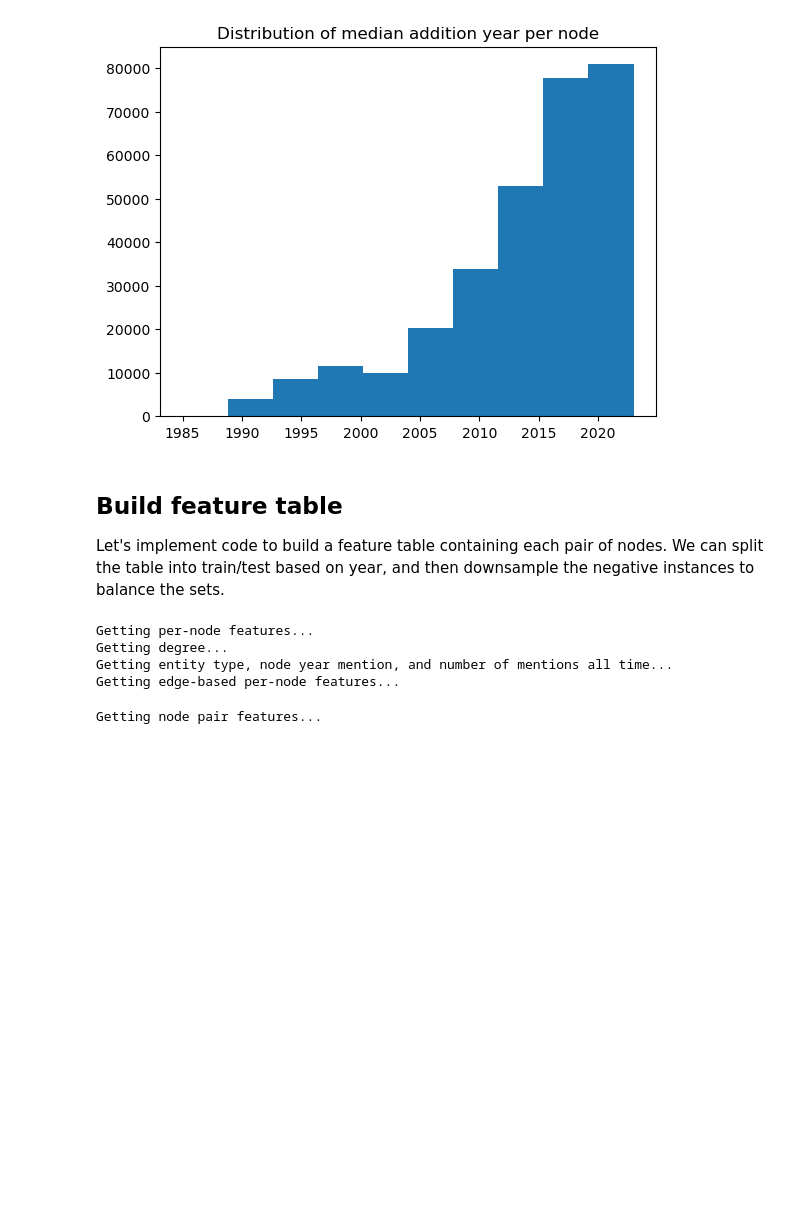
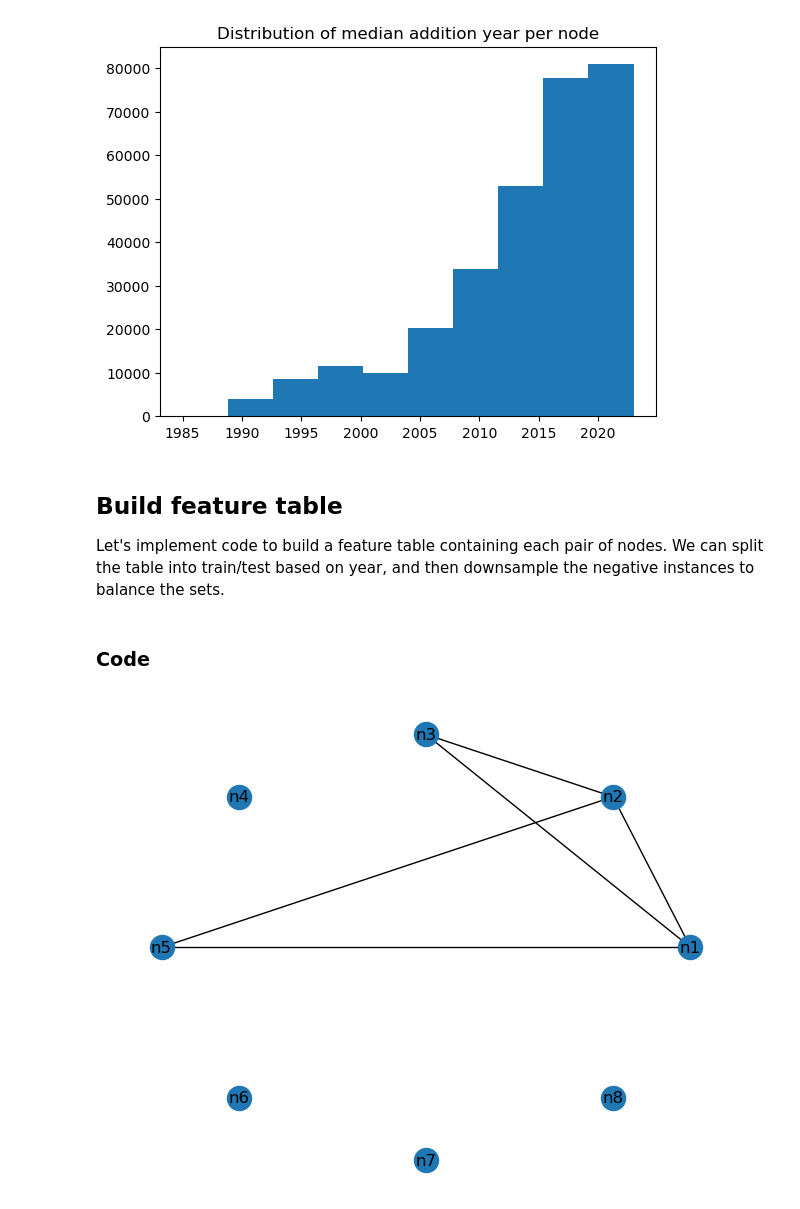
Before and after one commit to serenalotreck/literature-genes, a Jupyter notebook: notebooks/dygiepp_co_occurrence_network_exploration.ipynb, the cells around one changed output. Drawn from its saved outputs; the diff is of its cells as text; code cells hidden in the pictures; blank space fills up the shorter version.

```diff
--- a/notebooks/dygiepp_co_occurrence_network_exploration.ipynb
+++ b/notebooks/dygiepp_co_occurrence_network_exploration.ipynb
@@ -646,3 +652,30 @@ _ = plt.title('Distribution of median addition year per node')
 # %% [markdown]
 ## Build feature table
 Let's implement code to build a feature table containing each pair of nodes. We can split the table into train/test based on year, and then downsample the negative instances to balance the sets.
+# %% [markdown]
+### Code
+# %%
+test_nodes = [('n1', {'is_drought': True, 'is_desiccation': True, 'first_year_mentioned': 1998, 'num_doc_mentions_all_time': 5, 'ent_type': 'Multicellular_organism'}),
+              ('n2', {'is_drought': True, 'is_desiccation': False, 'first_year_mentioned': 2007, 'num_doc_mentions_all_time': 1, 'ent_type': 'Multicellular_organism'}),
+              ('n3', {'is_drought': False, 'is_desiccation': True, 'first_year_mentioned': 2001, 'num_doc_mentions_all_time': 8, 'ent_type': 'Multicellular_organism'}),
+              ('n4', {'is_drought': True, 'is_desiccation': True, 'first_year_mentioned': 1997, 'num_doc_mentions_all_time': 15, 'ent_type': 'Multicellular_organism'}),
+              ('n5', {'is_drought': False, 'is_desiccation': True, 'first_year_mentioned': 2017, 'num_doc_mentions_all_time': 21, 'ent_type': 'Multicellular_organism'}),
+              ('n6', {'is_drought': True, 'is_desiccation': True, 'first_year_mentioned': 2011, 'num_doc_mentions_all_time': 82, 'ent_type': 'Multicellular_organism'}),
+             ('n7', {'is_drought': True, 'is_desiccation': False, 'first_year_mentioned': 2015, 'num_doc_mentions_all_time': 32, 'ent_type': 'Multicellular_organism'}),
+             ('n8', {'is_drought': False, 'is_desiccation': True, 'first_year_mentioned': 2009, 'num_doc_mentions_all_time': 29, 'ent_type': 'Multicellular_organism'})]
+test_edges = [
+    ('n1', 'n2', {'is_desiccation': True, 'is_drought': True, 'first_year_mentioned': 1999, 'num_doc_mentions_all_time': 51}),
+    ('n3', 'n2', {'is_desiccation': False, 'is_drought': True, 'first_year_mentioned': 2003, 'num_doc_mentions_all_time': 65}),
+    ('n1', 'n3', {'is_desiccation': True, 'is_drought': False, 'first_year_mentioned': 1998, 'num_doc_mentions_all_time': 23}),
+    ('n5', 'n2', {'is_desiccation': True, 'is_drought': False, 'first_year_mentioned': 2005, 'num_doc_mentions_all_time': 45}),
+    ('n1', 'n5', {'is_desiccation': True, 'is_drought': True, 'first_year_mentioned': 2020, 'num_doc_mentions_all_time': 12})
+]
+
+unit_test_graph = nx.Graph()
+_ = unit_test_graph.add_nodes_from(test_nodes)
+_ = unit_test_graph.add_edges_from(test_edges)
+# %%
+layout = nx.circular_layout(unit_test_graph)
+nx.draw(unit_test_graph, pos=layout, with_labels=True)
+# %% [output]
+[figure, added]
@@ -737,11 +822,3 @@ def build_feature_table(graph):
 
     print('\nDone!')
     return feature_df
-# %%
-feature_df = build_feature_table(graph)
-# %% [output]
-Getting per-node features...
-Getting degree...
-Getting entity type, node year mention, and number of mentions all time...
-Getting edge-based per-node features...
-Getting node pair features...
```
Also changed, not shown: parts of 24 cells of this notebook.
